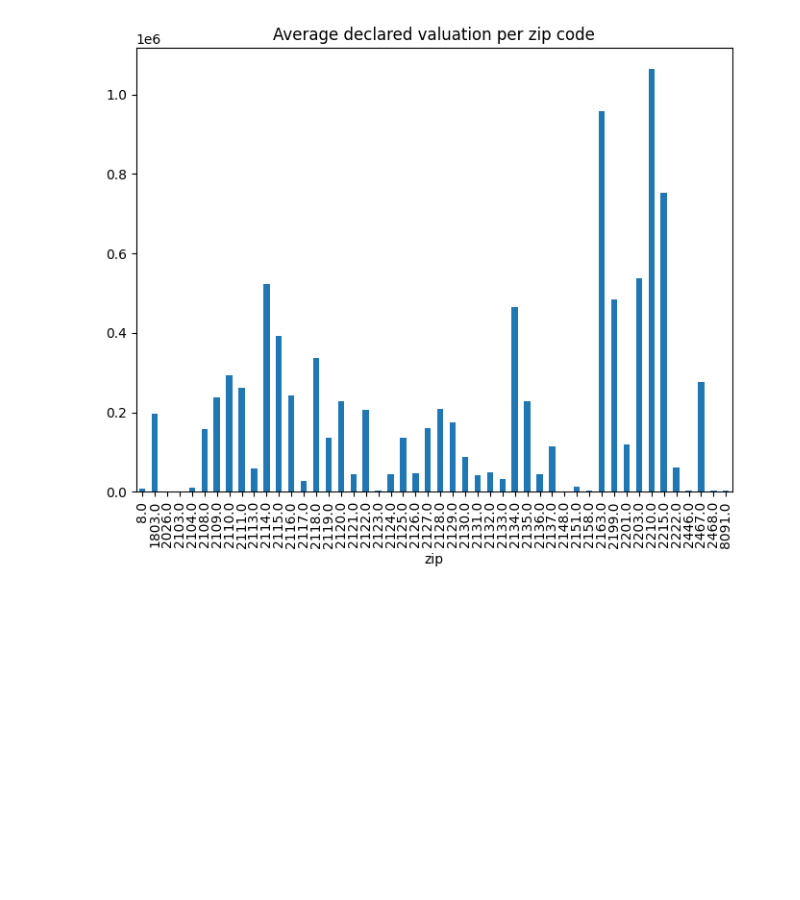
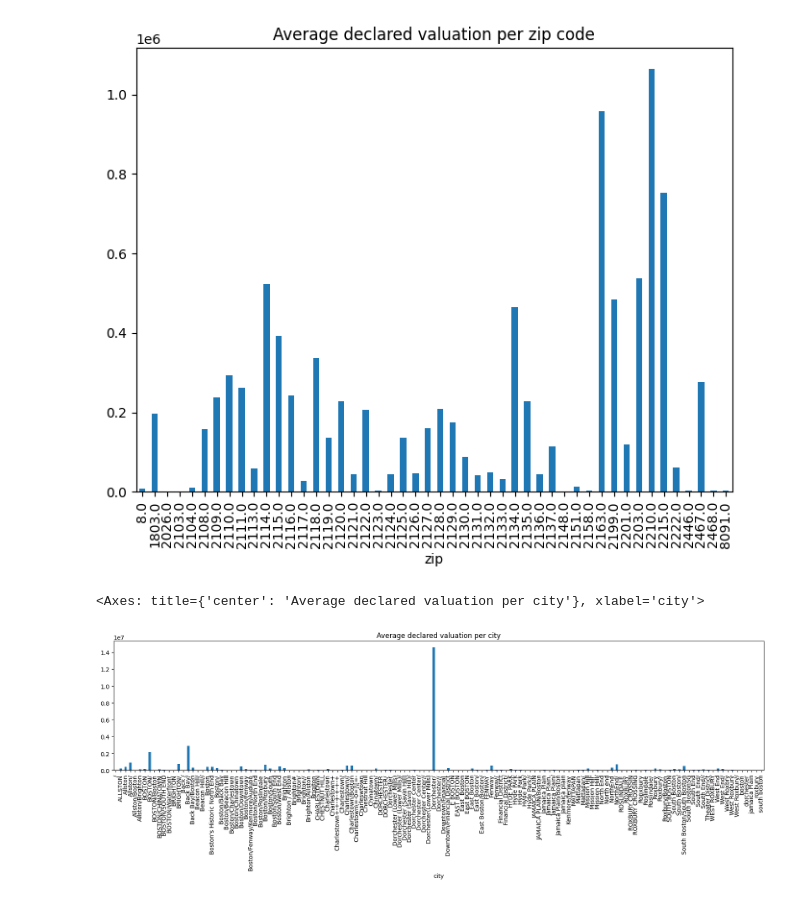
Before and after one commit to BU-Spark/ds-boston-permitting, a Jupyter notebook: fa23-team-c/Code/permits_EDA.ipynb, the cells around one changed output. Drawn from its saved outputs; the diff is of its cells as text; code cells hidden in the pictures; blank space fills up the shorter version.

```diff
--- a/fa23-team-c/Code/permits_EDA.ipynb
+++ b/fa23-team-c/Code/permits_EDA.ipynb
@@ -85,3 +87,10 @@ val_per_zip.plot(kind = 'bar', title='Average declared valuation per zip code',
 # %% [output]
 <Axes: title={'center': 'Average declared valuation per zip code'}, xlabel='zip'>
 [figure]
+# %%
+permits['city_basic'] = permits['city'].apply(lambda x: x.split('/'))
+val_per_city = permits.groupby(['city'])['declared_valuation'].mean()
+val_per_city.plot(kind = 'bar', title='Average declared valuation per city', figsize=(20, 4))
+# %% [output]
+<Axes: title={'center': 'Average declared valuation per city'}, xlabel='city'>
+[figure, added]
```
Also changed, not shown: parts of 2 cells of this notebook.
